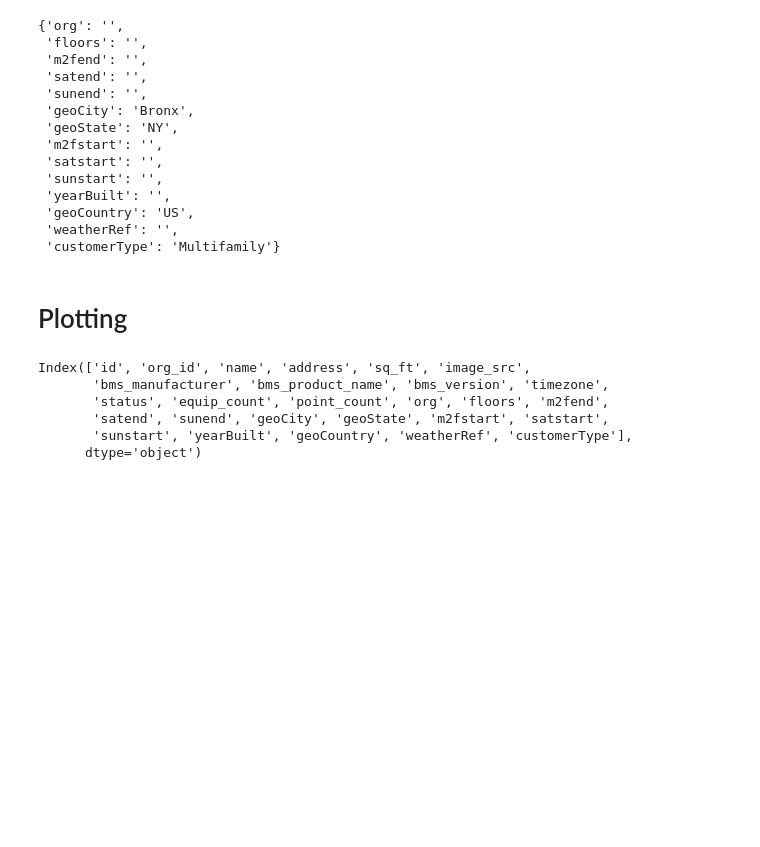
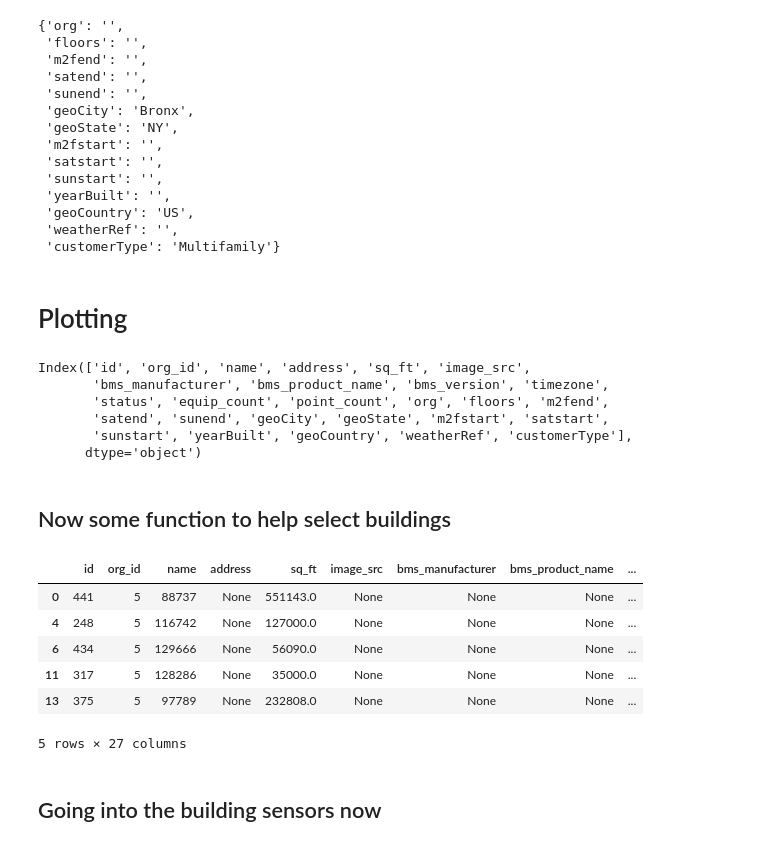
Before and after one commit to SB-Chalmers/SB_rtem_hackathon, a Jupyter notebook: RTEM Dashboard.ipynb, the cells around one changed output. Drawn from its saved outputs; the diff is of its cells as text; code cells hidden in the pictures; blank space fills up the shorter version.

```diff
--- a/RTEM Dashboard.ipynb
+++ b/RTEM Dashboard.ipynb
@@ -102,3 +102,27 @@ title = "Building Typology by area",
 c='geoCity')
 # %%
 df_buildings_flt[["customerType"]].plot(kind='bar', title = "Counts of buildings by curtomer type")
+# %% [markdown]
+## Now some function to help select buildings
+# %%
+def sb_buildings_by_function(df,function_string):
+    """Function to get all buildings from the all buildings dataframe and filter them by function
+    params:
+    df: A pandas dataframe
+    function_string : A list of string functions
+    return: Filtered pandas dataframe"""
+    filtered_df = df[df["customerType"]==function_string]
+    return filtered_df
+# %%
+df_multifamily = sb_buildings_by_function(df_buildings_flt,"Multifamily")
+df_multifamily.head()
+# %% [output]
+|  | id | org_id | name | address | sq_ft | image_src | bms_manufacturer | bms_product_name | ... |
+| 0 | 441 | 5 | 88737 | None | 551143.0 | None | None | None | ... |
+| 4 | 248 | 5 | 116742 | None | 127000.0 | None | None | None | ... |
+| 6 | 434 | 5 | 129666 | None | 56090.0 | None | None | None | ... |
+| 11 | 317 | 5 | 128286 | None | 35000.0 | None | None | None | ... |
+| 13 | 375 | 5 | 97789 | None | 232808.0 | None | None | None | ... |
+5 rows × 27 columns
+# %% [markdown]
+## Going into the building sensors now
```
